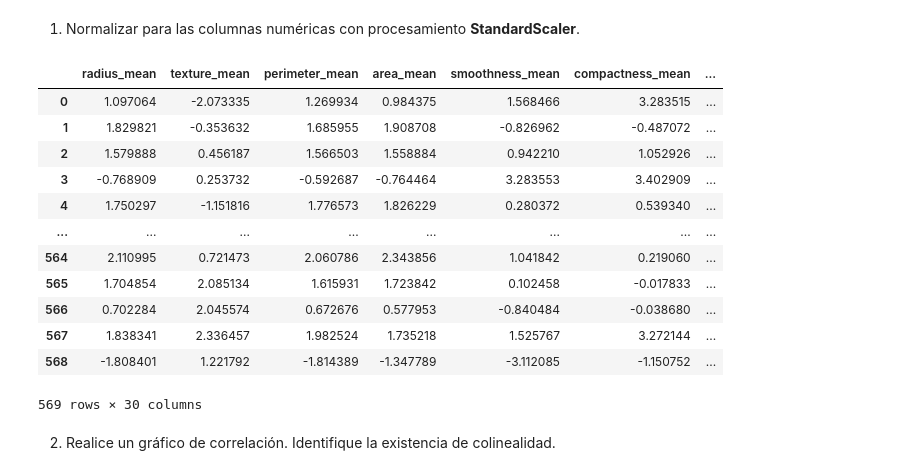
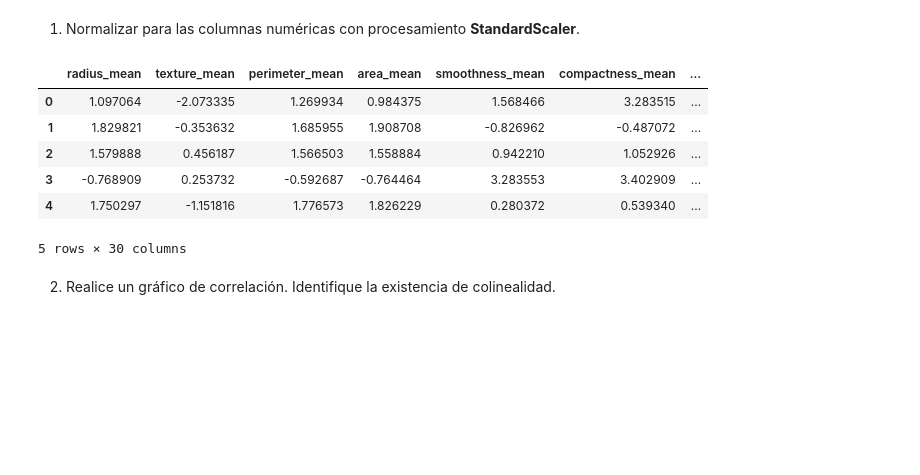
Before and after one commit to javiervalladaresc/mat281_portfolio, a Jupyter notebook: labs/laboratorio_10/laboratorio_10.ipynb, the cells around one changed output. Drawn from its saved outputs; the diff is of its cells as text; code cells hidden in the pictures; blank space fills up the shorter version.

```diff
--- a/labs/laboratorio_10/laboratorio_10.ipynb
+++ b/labs/laboratorio_10/laboratorio_10.ipynb
@@ -72,19 +72,13 @@ scaled.columns = columns
 # %%
-scaled
+scaled.head()
 # %% [output]
 |  | radius_mean | texture_mean | perimeter_mean | area_mean | smoothness_mean | compactness_mean | ... |
 | 0 | 1.097064 | -2.073335 | 1.269934 | 0.984375 | 1.568466 | 3.283515 | ... |
 | 1 | 1.829821 | -0.353632 | 1.685955 | 1.908708 | -0.826962 | -0.487072 | ... |
 | 2 | 1.579888 | 0.456187 | 1.566503 | 1.558884 | 0.942210 | 1.052926 | ... |
 | 3 | -0.768909 | 0.253732 | -0.592687 | -0.764464 | 3.283553 | 3.402909 | ... |
 | 4 | 1.750297 | -1.151816 | 1.776573 | 1.826229 | 0.280372 | 0.539340 | ... |
-| ... | ... | ... | ... | ... | ... | ... | ... |
-| 564 | 2.110995 | 0.721473 | 2.060786 | 2.343856 | 1.041842 | 0.219060 | ... |
-| 565 | 1.704854 | 2.085134 | 1.615931 | 1.723842 | 0.102458 | -0.017833 | ... |
-| 566 | 0.702284 | 2.045574 | 0.672676 | 0.577953 | -0.840484 | -0.038680 | ... |
-| 567 | 1.838341 | 2.336457 | 1.982524 | 1.735218 | 1.525767 | 3.272144 | ... |
-| 568 | -1.808401 | 1.221792 | -1.814389 | -1.347789 | -3.112085 | -1.150752 | ... |
-569 rows × 30 columns
+5 rows × 30 columns
 # %% [markdown]
 2. Realice un gráfico de correlación. Identifique la existencia de colinealidad.
 # %%
```
Also changed, not shown: parts of 10 cells of this notebook.
